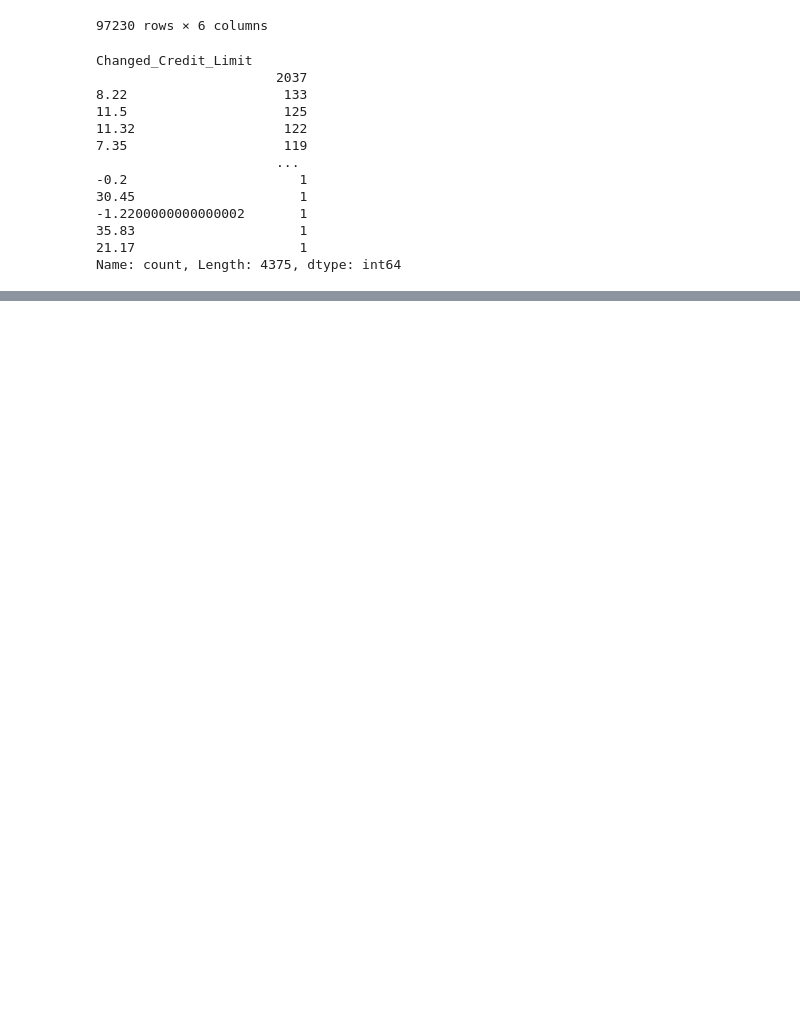
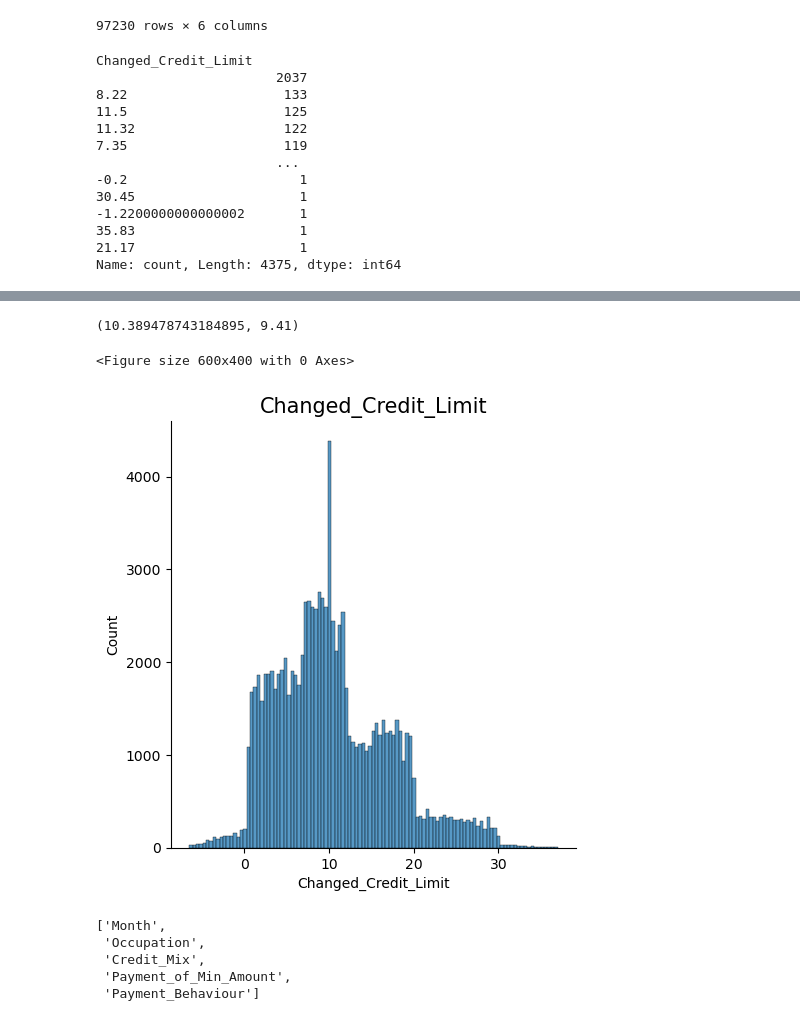
Before and after one commit to SaitejSamudrala/Credit-Score-Classification, a Jupyter notebook: src/main.ipynb, the cells around one changed output, grey strips where cells are left out. Cells and saved outputs as stored; diff of their text form; code cells hidden in the pictures; blank space fills up the shorter version.

Commit message:
refactor: fixed up Changed_Credit_Limit

```diff
--- a/src/main.ipynb
+++ b/src/main.ipynb
@@ -788,7 +789,7 @@ Changed_Credit_Limit
 21.17                     1
 Name: count, Length: 4375, dtype: int64
 # %%
-def clean_Credit_limit(value: str):
+def clean_Credit_limit(value):
     value = str(value)
     if value == '':
         return 'NaN'
@@ -813,0 +829,11 @@ train["Changed_Credit_Limit"] = train["Changed_Credit_Limit"].apply(clean_Credit
+# %%
+train['Changed_Credit_Limit'] = train['Changed_Credit_Limit'].astype(float)
+train['Changed_Credit_Limit'].mean(skipna=True),train['Changed_Credit_Limit'].median(skipna=True)
+# %% [output]
+(10.389478743184895, 9.41)
+# %%
+train['Changed_Credit_Limit'].fillna(value=10.02,inplace=True)
+dist_plot(column='Changed_Credit_Limit')
+# %% [output]
+<Figure size 600x400 with 0 Axes>
+[figure, added]
@@ -813,0 +843,8 @@ train["Changed_Credit_Limit"] = train["Changed_Credit_Limit"].apply(clean_Credit
+# %%
+categorical_columns
+# %% [output]
+['Month',
+ 'Occupation',
+ 'Credit_Mix',
+ 'Payment_of_Min_Amount',
+ 'Payment_Behaviour']
```
Also changed, not shown: parts of 5 cells of this notebook.
